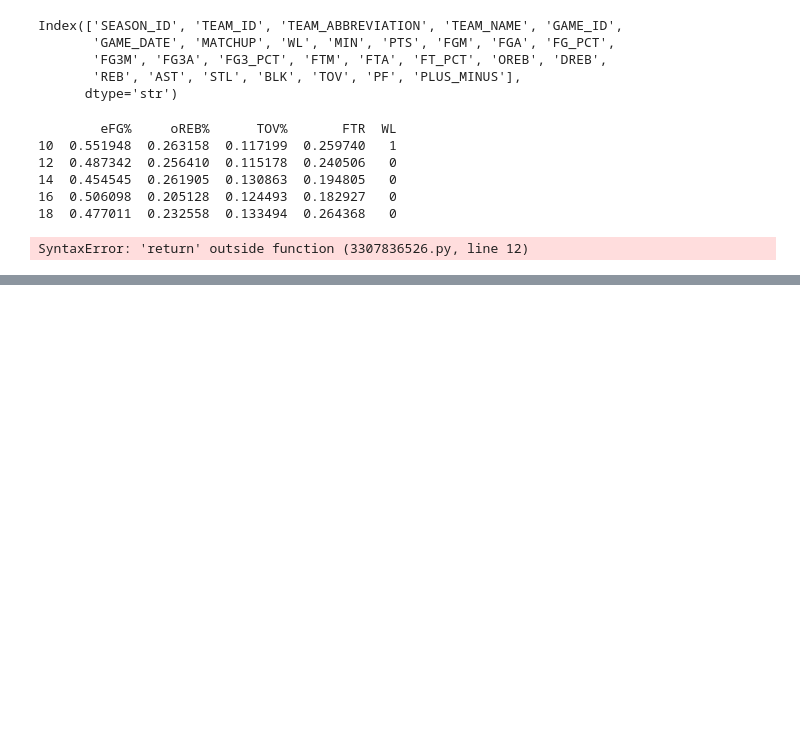
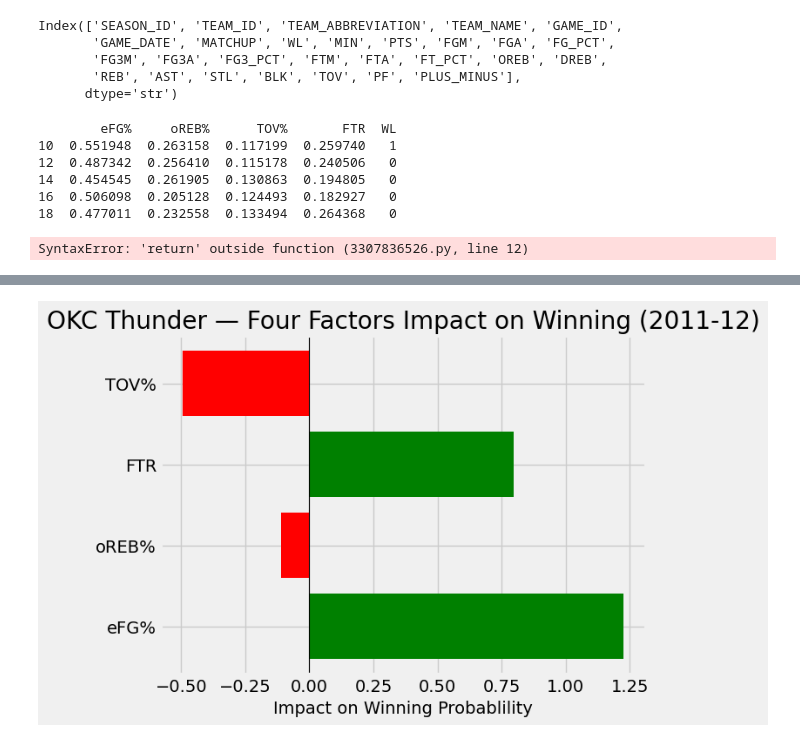
Before and after one commit to yemiajibola23/nba_2012_finals, a Jupyter notebook: notebooks/2012_nba_finals_analysis.ipynb, the cells around one changed output, grey strips where cells are left out. Saved outputs shown, nothing was run; the diff lists cells and outputs as text; code cells hidden in the pictures; blank space fills up the shorter version.

Commit message:
Adds hbar graph for four factors impact on OKC wins

```diff
--- a/notebooks/2012_nba_finals_analysis.ipynb
+++ b/notebooks/2012_nba_finals_analysis.ipynb
@@ -611 +612,18 @@ plt.show()
 [figure]
+# %%
+from sklearn.preprocessing import StandardScaler
+from sklearn.linear_model import LogisticRegression
+from sklearn.model_selection import cross_val_score
+
+x = okc_full_season_ff[['eFG%', 'oREB%', 'FTR', 'TOV%']]
+y = okc_full_season_ff['WL']
+
+scaler = StandardScaler()
+x_scaled = scaler.fit_transform(x)
+# %%
+model = LogisticRegression()
+score = cross_val_score(model, x_scaled, y, cv=5)
+
+print("Individual fold scores:", score)
+print("Mean accuracy:", score.mean())
+print("Standard deviation:", score.std())
@@ -611,0 +634,12 @@ plt.show()
+# %%
+model.fit(x_scaled, y)
+print("Coefficients:", model.coef_)
+labels = ['eFG%', 'oREB%', 'FTR', 'TOV%']
+
+coefficients_df = pd.DataFrame({
+ 'feature': labels,
+ 'coefficient': model.coef_[0]
+})
+
+coefficients_df['abs_coefficient'] = coefficients_df['coefficient'].abs()
+coefficients_df.sort_values('abs_coefficient', ascending=False)
@@ -611,0 +653,12 @@ plt.show()
+# %%
+fig, ax = plt.subplots()
+colors = ['green' if c > 0 else 'red' for c in coefficients_df['coefficient']]
+ax.barh(labels, coefficients_df['coefficient'], color=colors)
+ax.set_xlabel('Impact on Winning Probablility')
+ax.set_title('OKC Thunder — Four Factors Impact on Winning (2011-12)')
+ax.axvline(x=0, color='black', linewidth=0.8)
+
+plt.savefig('../data/four_factors_impact_hbar.png')
+plt.show()
+# %% [output]
+[figure, added]
```
Also changed, not shown: parts of 3 cells of this notebook, 1 other file.
